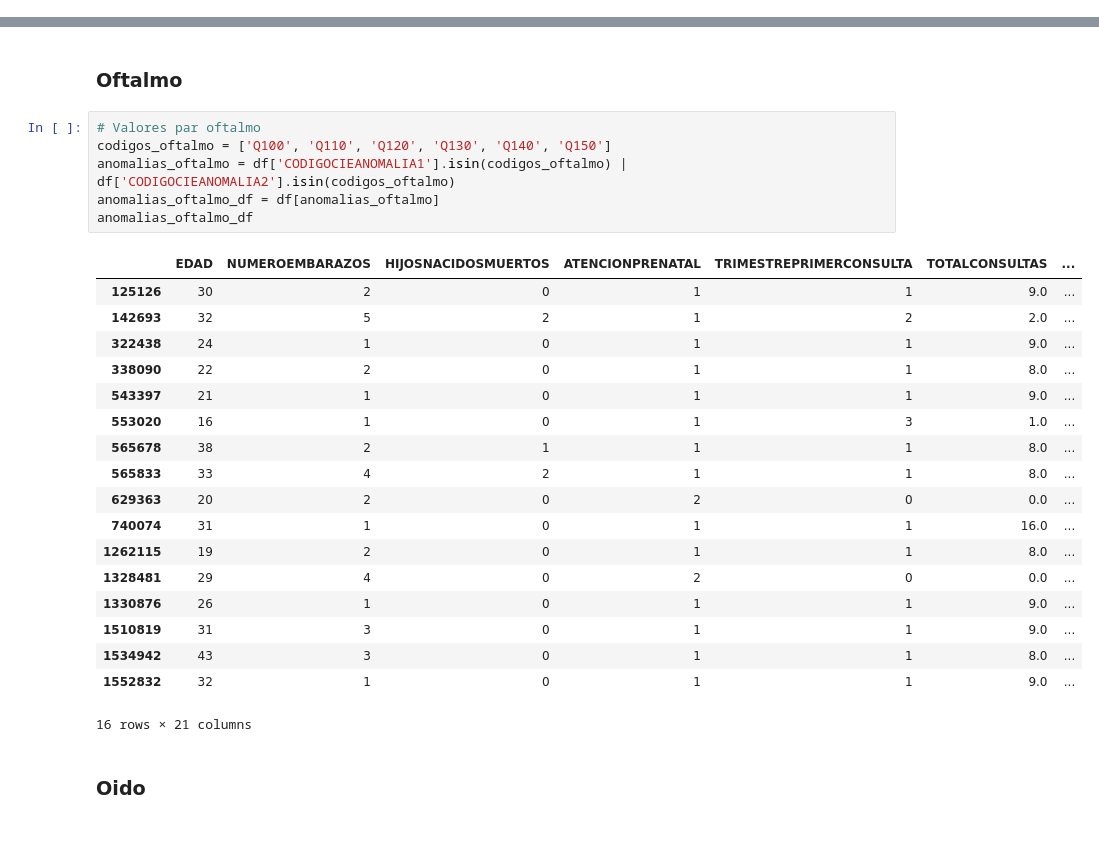
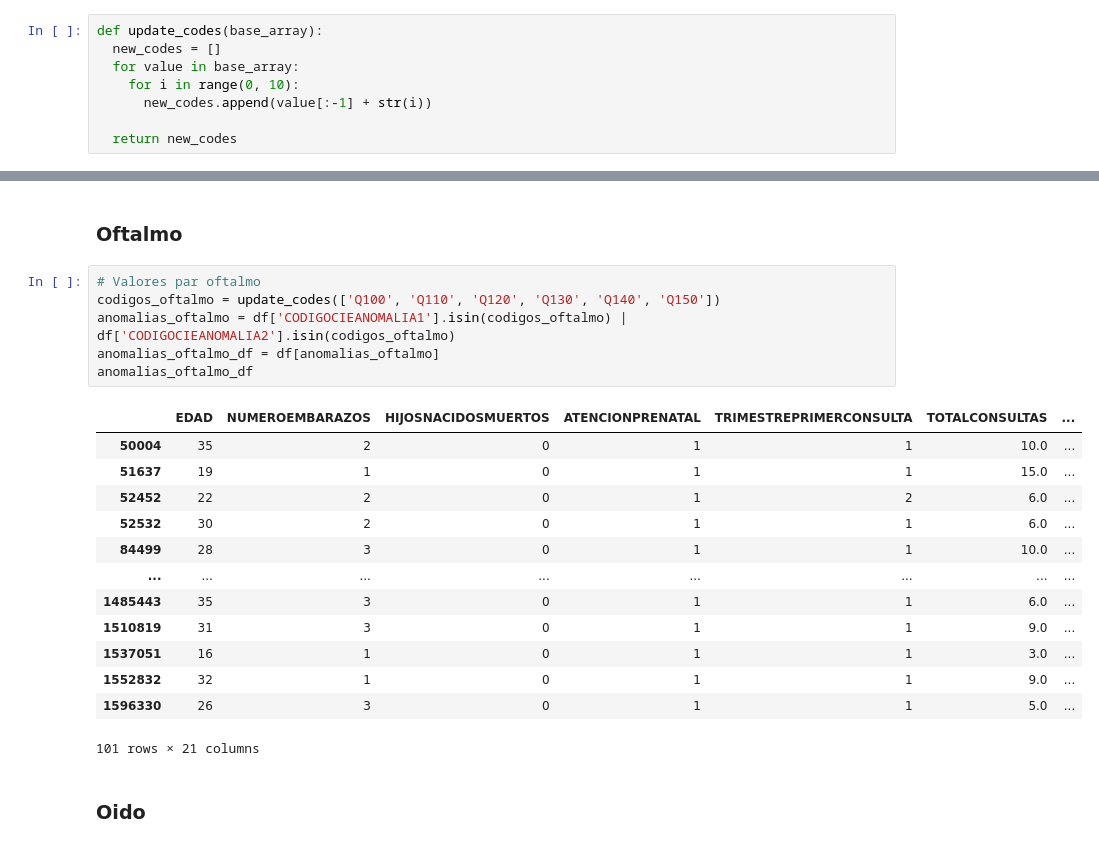
Before and after one commit to tlacloc/analisis-defunciones-nacimientos-2022, a Jupyter notebook: Analisis_Nacimientos.ipynb, the cells around one changed output, grey strips where cells are left out. Drawn from its saved outputs; the diff is of its cells as text.

```diff
--- a/Analisis_Nacimientos.ipynb
+++ b/Analisis_Nacimientos.ipynb
@@ -148,4 +167,12 @@ df.head(10)
 10 rows × 21 columns
 # %% [markdown]
 Variable: presencia o ausencia de Malformaciones Craneofaciales MCF
+# %%
+def update_codes(base_array):
+  new_codes = []
+  for value in base_array:
+    for i in range(0, 10):
+      new_codes.append(value[:-1] + str(i))
+
+  return new_codes
 # %%
@@ -179,29 +206,24 @@ malformacion_craneal_df
 ### Oftalmo
 # %%
 # Valores par oftalmo
-codigos_oftalmo = ['Q100', 'Q110', 'Q120', 'Q130', 'Q140', 'Q150']
+codigos_oftalmo = update_codes(['Q100', 'Q110', 'Q120', 'Q130', 'Q140', 'Q150'])
 anomalias_oftalmo = df['CODIGOCIEANOMALIA1'].isin(codigos_oftalmo) | df['CODIGOCIEANOMALIA2'].isin(codigos_oftalmo)
 anomalias_oftalmo_df = df[anomalias_oftalmo]
 anomalias_oftalmo_df
 # %% [output]
 |  | EDAD | NUMEROEMBARAZOS | HIJOSNACIDOSMUERTOS | ATENCIONPRENATAL | TRIMESTREPRIMERCONSULTA | TOTALCONSULTAS | ... |
-| 125126 | 30 | 2 | 0 | 1 | 1 | 9.0 | ... |
-| 142693 | 32 | 5 | 2 | 1 | 2 | 2.0 | ... |
-| 322438 | 24 | 1 | 0 | 1 | 1 | 9.0 | ... |
-| 338090 | 22 | 2 | 0 | 1 | 1 | 8.0 | ... |
-| 543397 | 21 | 1 | 0 | 1 | 1 | 9.0 | ... |
-| 553020 | 16 | 1 | 0 | 1 | 3 | 1.0 | ... |
-| 565678 | 38 | 2 | 1 | 1 | 1 | 8.0 | ... |
-| 565833 | 33 | 4 | 2 | 1 | 1 | 8.0 | ... |
-| 629363 | 20 | 2 | 0 | 2 | 0 | 0.0 | ... |
-| 740074 | 31 | 1 | 0 | 1 | 1 | 16.0 | ... |
-| 1262115 | 19 | 2 | 0 | 1 | 1 | 8.0 | ... |
-| 1328481 | 29 | 4 | 0 | 2 | 0 | 0.0 | ... |
-| 1330876 | 26 | 1 | 0 | 1 | 1 | 9.0 | ... |
+| 50004 | 35 | 2 | 0 | 1 | 1 | 10.0 | ... |
+| 51637 | 19 | 1 | 0 | 1 | 1 | 15.0 | ... |
+| 52452 | 22 | 2 | 0 | 1 | 2 | 6.0 | ... |
+| 52532 | 30 | 2 | 0 | 1 | 1 | 6.0 | ... |
+| 84499 | 28 | 3 | 0 | 1 | 1 | 10.0 | ... |
+| ... | ... | ... | ... | ... | ... | ... | ... |
+| 1485443 | 35 | 3 | 0 | 1 | 1 | 6.0 | ... |
 | 1510819 | 31 | 3 | 0 | 1 | 1 | 9.0 | ... |
-| 1534942 | 43 | 3 | 0 | 1 | 1 | 8.0 | ... |
+| 1537051 | 16 | 1 | 0 | 1 | 1 | 3.0 | ... |
 | 1552832 | 32 | 1 | 0 | 1 | 1 | 9.0 | ... |
+| 1596330 | 26 | 3 | 0 | 1 | 1 | 5.0 | ... |
-16 rows × 21 columns
+101 rows × 21 columns
 # %% [markdown]
 ### Oido
 # %%
```
Also changed, not shown: parts of 10 cells of this notebook.
